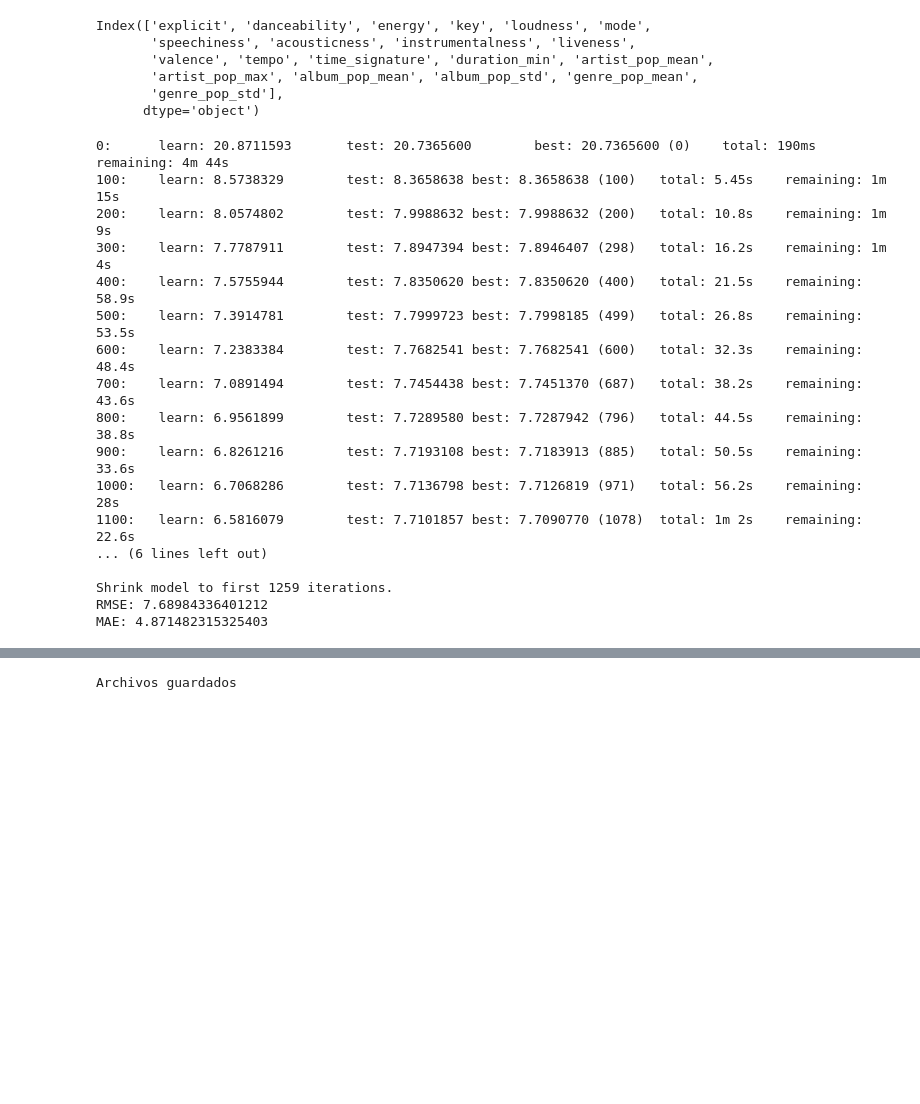
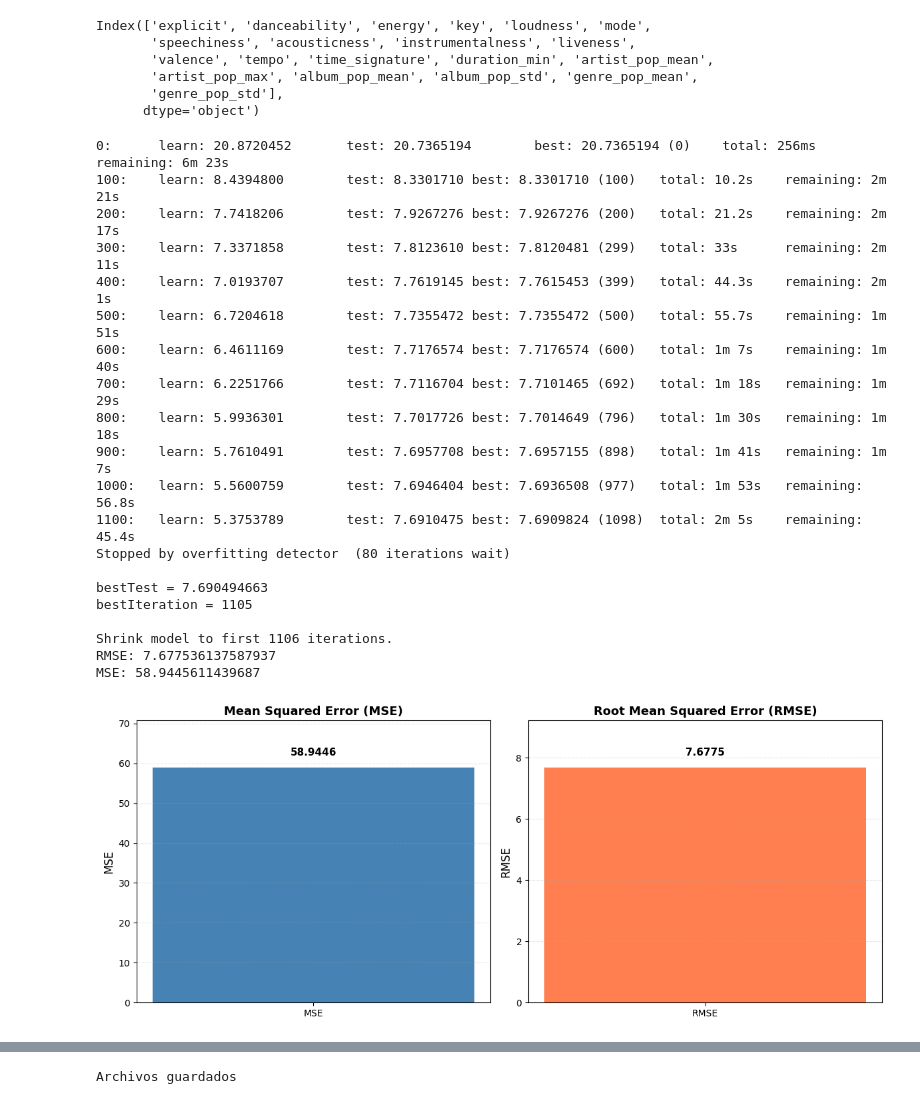
Before and after one commit to JohanManjarresMIAD/JohanManjarresMIAD-JohanManjarresMIAD-MIAD_ML_NLP_2026-Grupo_26, a Jupyter notebook: Semana 3/S3P1_proyecto1_v3.ipynb, the cells around one changed output, grey strips where cells are left out. Saved outputs shown, nothing was run; the diff lists cells and outputs as text; code cells hidden in the pictures; blank space fills up the shorter version.

```diff
--- a/Semana 3/S3P1_proyecto1_v3.ipynb
+++ b/Semana 3/S3P1_proyecto1_v3.ipynb
@@ -209,7 +211,7 @@ Index(['explicit', 'danceability', 'energy', 'key', 'loudness', 'mode',
 modelo_cat = CatBoostRegressor(
     iterations=1500,
     learning_rate=0.09,
-    depth=8,
+    depth=10,
     l2_leaf_reg=5,
     random_strength=5,
     bagging_temperature=0.5,
@@ -233,25 +235,53 @@ pred_va = np.clip(pred_va, 0, 100)
 
 rmse = np.sqrt(mean_squared_error(y_val, pred_va))
 mae = mean_absolute_error(y_val, pred_va)
-
+mse = mean_squared_error(y_val, pred_va)
 
 print("RMSE:", rmse)
-print("MAE:", mae)
+print("MSE:", mse)
 # %% [output]
-0:      learn: 20.8711593       test: 20.7365600        best: 20.7365600 (0)    total: 190ms    remaining: 4m 44s
-100:    learn: 8.5738329        test: 8.3658638 best: 8.3658638 (100)   total: 5.45s    remaining: 1m 15s
-200:    learn: 8.0574802        test: 7.9988632 best: 7.9988632 (200)   total: 10.8s    remaining: 1m 9s
-300:    learn: 7.7787911        test: 7.8947394 best: 7.8946407 (298)   total: 16.2s    remaining: 1m 4s
-400:    learn: 7.5755944        test: 7.8350620 best: 7.8350620 (400)   total: 21.5s    remaining: 58.9s
-500:    learn: 7.3914781        test: 7.7999723 best: 7.7998185 (499)   total: 26.8s    remaining: 53.5s
-600:    learn: 7.2383384        test: 7.7682541 best: 7.7682541 (600)   total: 32.3s    remaining: 48.4s
-700:    learn: 7.0891494        test: 7.7454438 best: 7.7451370 (687)   total: 38.2s    remaining: 43.6s
-800:    learn: 6.9561899        test: 7.7289580 best: 7.7287942 (796)   total: 44.5s    remaining: 38.8s
-900:    learn: 6.8261216        test: 7.7193108 best: 7.7183913 (885)   total: 50.5s    remaining: 33.6s
-1000:   learn: 6.7068286        test: 7.7136798 best: 7.7126819 (971)   total: 56.2s    remaining: 28s
-1100:   learn: 6.5816079        test: 7.7101857 best: 7.7090770 (1078)  total: 1m 2s    remaining: 22.6s
-... (6 lines left out)
+0:      learn: 20.8720452       test: 20.7365194        best: 20.7365194 (0)    total: 256ms    remaining: 6m 23s
+100:    learn: 8.4394800        test: 8.3301710 best: 8.3301710 (100)   total: 10.2s    remaining: 2m 21s
+200:    learn: 7.7418206        test: 7.9267276 best: 7.9267276 (200)   total: 21.2s    remaining: 2m 17s
+300:    learn: 7.3371858        test: 7.8123610 best: 7.8120481 (299)   total: 33s      remaining: 2m 11s
+400:    learn: 7.0193707        test: 7.7619145 best: 7.7615453 (399)   total: 44.3s    remaining: 2m 1s
+500:    learn: 6.7204618        test: 7.7355472 best: 7.7355472 (500)   total: 55.7s    remaining: 1m 51s
+600:    learn: 6.4611169        test: 7.7176574 best: 7.7176574 (600)   total: 1m 7s    remaining: 1m 40s
+700:    learn: 6.2251766        test: 7.7116704 best: 7.7101465 (692)   total: 1m 18s   remaining: 1m 29s
+800:    learn: 5.9936301        test: 7.7017726 best: 7.7014649 (796)   total: 1m 30s   remaining: 1m 18s
+900:    learn: 5.7610491        test: 7.6957708 best: 7.6957155 (898)   total: 1m 41s   remaining: 1m 7s
+1000:   learn: 5.5600759        test: 7.6946404 best: 7.6936508 (977)   total: 1m 53s   remaining: 56.8s
+1100:   learn: 5.3753789        test: 7.6910475 best: 7.6909824 (1098)  total: 2m 5s    remaining: 45.4s
+Stopped by overfitting detector  (80 iterations wait)
 
-Shrink model to first 1259 iterations.
-RMSE: 7.68984336401212
-MAE: 4.871482315325403
+bestTest = 7.690494663
+bestIteration = 1105
+
+Shrink model to first 1106 iterations.
+RMSE: 7.677536137587937
+MSE: 58.9445611439687
+# %%
+
+fig, axes = plt.subplots(1, 2, figsize=(12, 5))
+
+
+axes[0].bar(['MSE'], [mse], color='steelblue', width=0.5)
+axes[0].set_ylabel('MSE', fontsize=12)
+axes[0].set_title('Mean Squared Error (MSE)', fontsize=13, fontweight='bold')
+axes[0].set_ylim(0, mse * 1.2)
+for i, v in enumerate([mse]):
+    axes[0].text(i, v + mse*0.05, f'{v:.4f}', ha='center', fontsize=11, fontweight='bold')
+axes[0].grid(axis='y', linestyle='--', alpha=0.3)
+
+axes[1].bar(['RMSE'], [rmse], color='coral', width=0.5)
+axes[1].set_ylabel('RMSE', fontsize=12)
+axes[1].set_title('Root Mean Squared Error (RMSE)', fontsize=13, fontweight='bold')
+axes[1].set_ylim(0, rmse * 1.2)
+for i, v in enumerate([rmse]):
+    axes[1].text(i, v + rmse*0.05, f'{v:.4f}', ha='center', fontsize=11, fontweight='bold')
+axes[1].grid(axis='y', linestyle='--', alpha=0.3)
+
+plt.tight_layout()
+plt.show()
+# %% [output]
+[figure, added]
```
Also changed, not shown: parts of 2 cells of this notebook, 7 other files.
